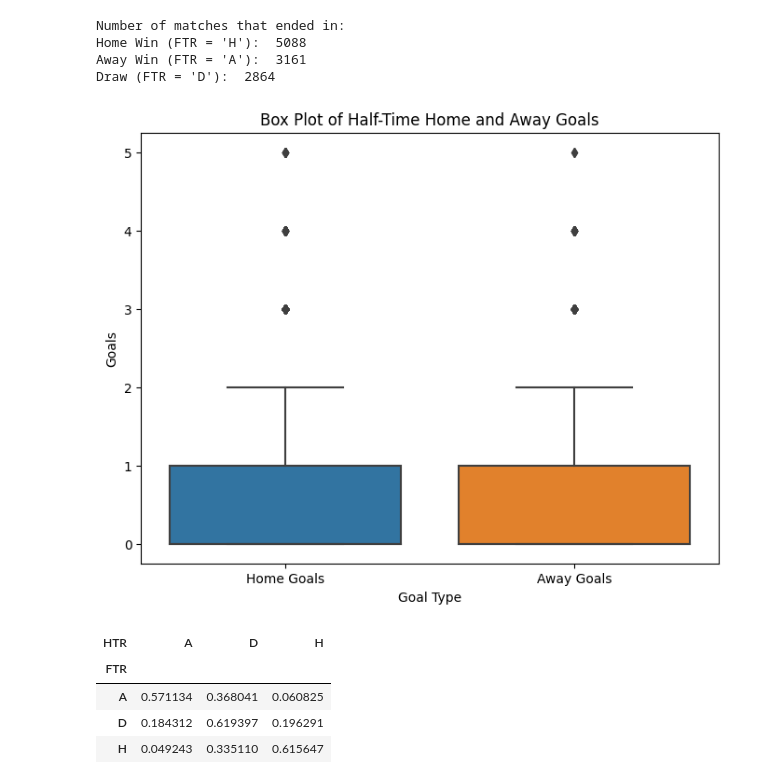
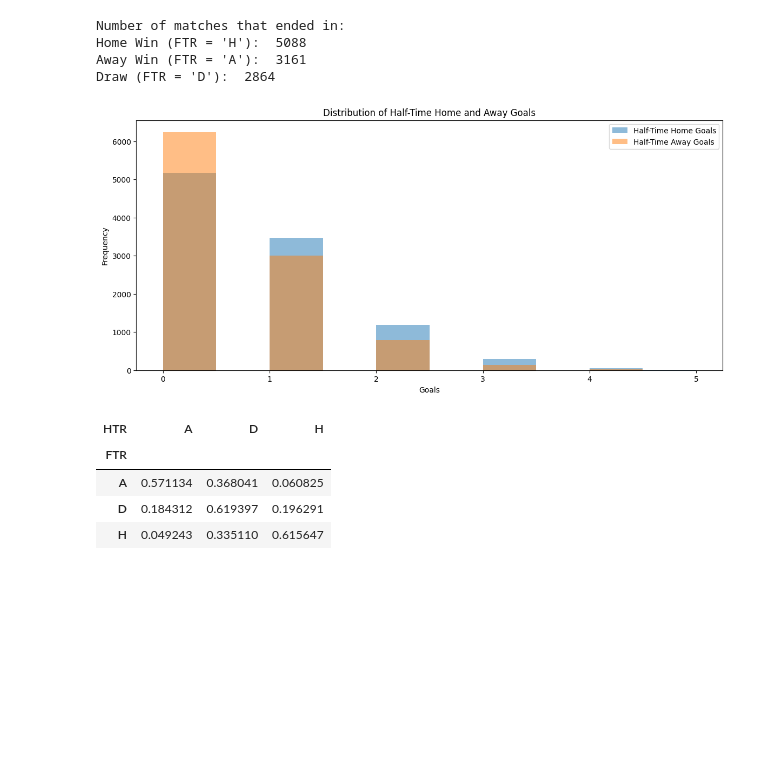
Before and after one commit to ilovedata6/premier_leauge_analysis, a Jupyter notebook: premier_leauge_analysis.ipynb, the cells around one changed output. Cells and saved outputs as stored; diff of their text form; code cells hidden in the pictures; blank space fills up the shorter version.

```diff
--- a/premier_leauge_analysis.ipynb
+++ b/premier_leauge_analysis.ipynb
@@ -180,15 +180,16 @@ Draw (FTR = 'D'):  2864
 # %%
 # What is the distribution of half-time home goals (HTHG) and away goals (HTAG)?
 
-plt.figure(figsize=(8, 6))
-sns.boxplot(data=epl[['HTHG', 'HTAG']])
-plt.xlabel('Goal Type')
-plt.ylabel('Goals')
-plt.title('Box Plot of Half-Time Home and Away Goals')
-plt.xticks([0, 1], ['Home Goals', 'Away Goals'])
+plt.figure(figsize=(14, 6))
+plt.hist(epl['HTHG'], bins=10, alpha=0.5, label='Half-Time Home Goals')
+plt.hist(epl['HTAG'], bins=10, alpha=0.5, label='Half-Time Away Goals')
+plt.title('Distribution of Half-Time Home and Away Goals')
+plt.xlabel('Goals')
+plt.ylabel('Frequency')
+plt.legend(loc='upper right')
 plt.show()
 # %% [output]
-[figure, old version]
+[figure, new version]
 # %%
 # How does the half-time result (HTR) correlate with the full-time result (FTR)?
 
```
Also changed, not shown: parts of 2 cells of this notebook.
